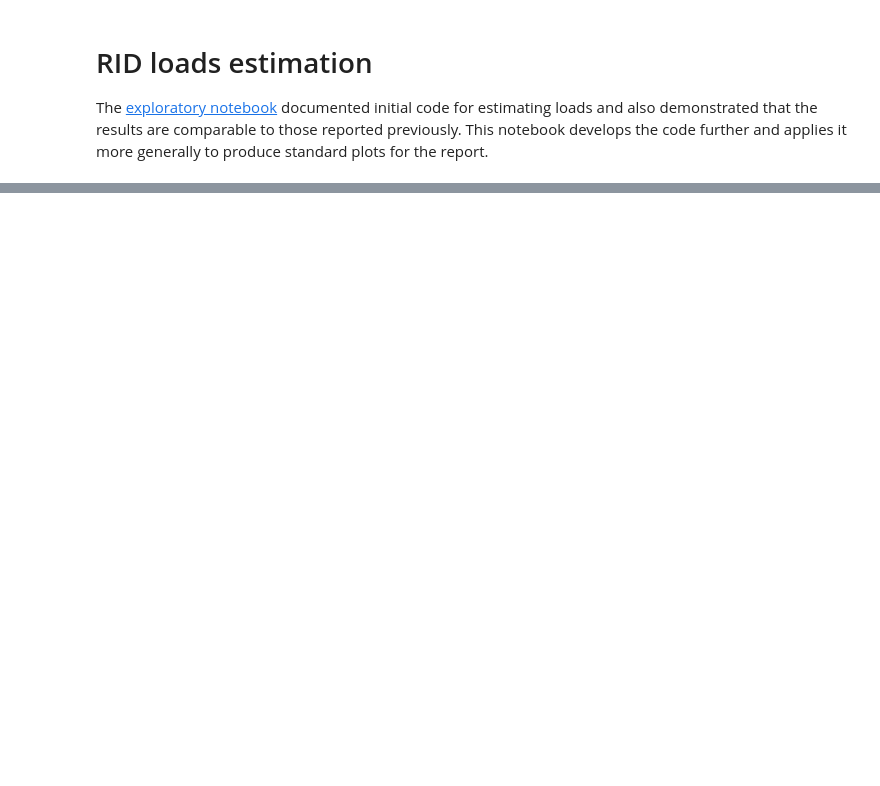
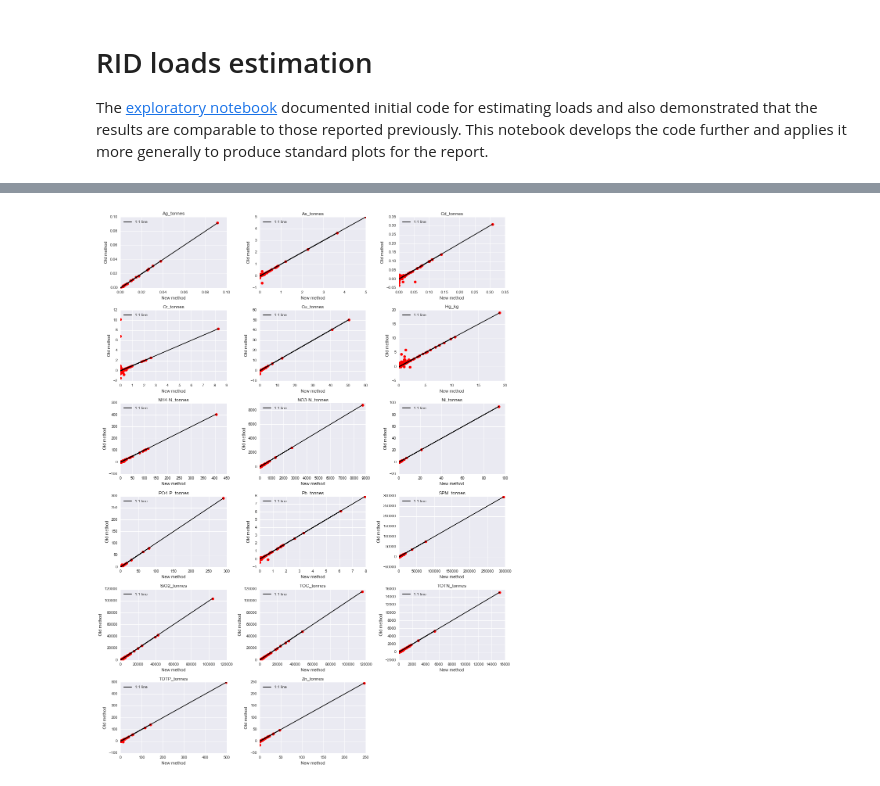
Before and after one commit to JamesSample/rid, a Jupyter notebook: notebooks/estimate_loads.ipynb, the cells around one changed output, grey strips where cells are left out. Cells and saved outputs as stored; diff of their text form; code cells hidden in the pictures; blank space fills up the shorter version.

Commit message:
Update/refine loads estimation code; add code for TABLE2 and PDF

```diff
--- a/notebooks/estimate_loads.ipynb
+++ b/notebooks/estimate_loads.ipynb
@@ -130,0 +153,12 @@ lds_all.head()
+# %%
+# Read data from 2015 report
+in_xlsx = (r'C:\Data\James_Work\Staff\Oeyvind_K\Elveovervakingsprogrammet'
+           r'\Report\Loads_2015_All_Rivers.xlsx')
+old_df = pd.read_excel(in_xlsx, sheetname='Sheet1')
+
+# Drop duplicates
+old_df.drop_duplicates(inplace=True)
+
+print len(old_df)
+
+old_df.head()
@@ -130,0 +174,33 @@ lds_all.head()
+# %%
+# Ignore "_Est" cols in new output
+val_cols = [i for i in lds_all.columns if i.split('_')[1]!='Est']
+new_df = lds_all[val_cols]
+
+# Set index on published data
+old_df.index = old_df['station_id']
+
+# Merge
+df = pd.merge(old_df, new_df, how='left',
+              left_index=True, right_index=True,
+              suffixes=['_old', '_new'])
+
+# Scatterplots
+fig, axes = plt.subplots(nrows=6, ncols=3,
+                         sharey=False, sharex=False,
+                         figsize=(15,20))
+axes = axes.flatten()
+
+# Loop over plots
+for idx, par in enumerate(new_df.columns):
+    axes[idx].plot(df[par+'_new'], df[par+'_old'], 'ro', label='')
+    axes[idx].plot(df[par+'_new'], df[par+'_new'], 'k-', label='1:1 line')
+    axes[idx].set_xlabel('New method')
+    axes[idx].set_ylabel('Old method')
+    axes[idx].set_title(par)
+    axes[idx].legend(loc='upper left')
+
+# Tidy
+fig.delaxes(axes[-1])
+plt.tight_layout()
+# %% [output]
+[figure, added]
```
Also changed, not shown: parts of 15 cells of this notebook, 4 other files.
